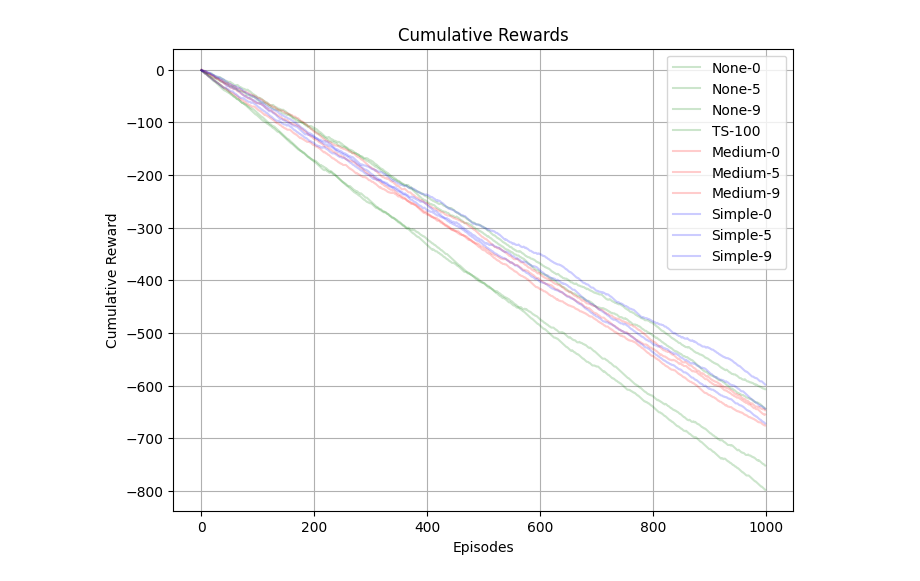
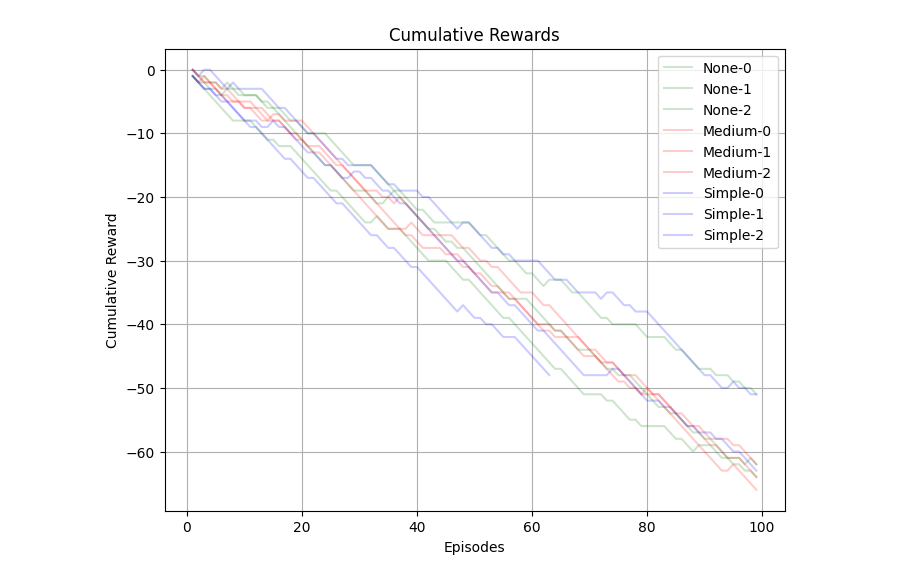
Before and after one commit to luisastue/hc-rl-thompson-sampling, a Jupyter notebook: sepsis/custom_sepsis/src/custom_sepsis/ts_plots.ipynb, the cells around one changed output. Drawn from its saved outputs; the diff is of its cells as text; code cells hidden in the pictures.

```diff
--- a/sepsis/custom_sepsis/src/custom_sepsis/ts_plots.ipynb
+++ b/sepsis/custom_sepsis/src/custom_sepsis/ts_plots.ipynb
@@ -8,15 +8,15 @@ medium = []
 simple = []
 
 # ts_100 = ThompsonSampling.load_pickle("data/thompson_sampling/TS-100.pkl")
-# ts_100 = DirThompsonSampling(create_model(Simplification.NONE), [np.sum(ep.rewards) for ep in ts_100.episodes], {}, {i*100: ts_100.episodes[i*100].policy for i in range(len(ts_100.episodes) // 100)}, ts_100.name, ts_100.info)
+# ts_100 = FullThompsonSampling(create_model(Simplification.NONE), {i: np.sum(ep.rewards) for i, ep in enumerate(ts_100.episodes)}, {}, {i*100: ts_100.episodes[i*100].policy for i in range(len(ts_100.episodes) // 100)}, ts_100.name, ts_100.info)
 # ts_100.save()
 
-for i in [0,5,9]:
-    full.append(DirThompsonSampling.load(f"data/dir_ts/None-{i}.pkl.gz"))
+for i in range(3):
+    full.append(FullThompsonSampling.load(f"data/dir_ts/None-{i}.pkl.gz"))
     medium.append(DirThompsonSampling.load(f"data/dir_ts/Medium-{i}.pkl.gz"))
     simple.append(DirThompsonSampling.load(f"data/dir_ts/Simple-{i}.pkl.gz"))
 
-full.append(DirThompsonSampling.load("data/dir_ts/TS-100.pkl.gz"))
+# full.append(DirThompsonSampling.load("data/dir_ts/TS-100.pkl.gz"))
 # %%
 plt.figure(figsize=(8, 6))
 models = full
@@ -50,19 +48,19 @@ plt.show()
 # %%
 plt.figure(figsize=(8, 6))
 for i, models in enumerate([full, medium, simple]):
     color = ['green', 'red', 'blue'][i]
     for model in models:
-        plt.plot(np.cumsum(model.rewards[:1000]), label=model.name, color=color, alpha=0.2)
+        plt.plot(list(model.rewards.keys()), np.cumsum([model.rewards[i] for i in list(model.rewards.keys())]), label=model.name,  alpha=0.2, color=color)
 # plt.plot(list(full.policies.keys()), dqn_rewards, label='DQN', alpha=0.2)
 # Add labels, title, and legend
 plt.xlabel('Episodes')
 plt.ylabel('Cumulative Reward')
 plt.title('Cumulative Rewards')
 plt.legend()
 # plt.ylim(-0.75, -0.05)
 plt.grid(True)
 
 # Show the plot
 plt.show()
 # %% [output]
-[figure, old version]
+[figure, new version]
```
Also changed, not shown: parts of 1 cell of this notebook, 5 other files.
